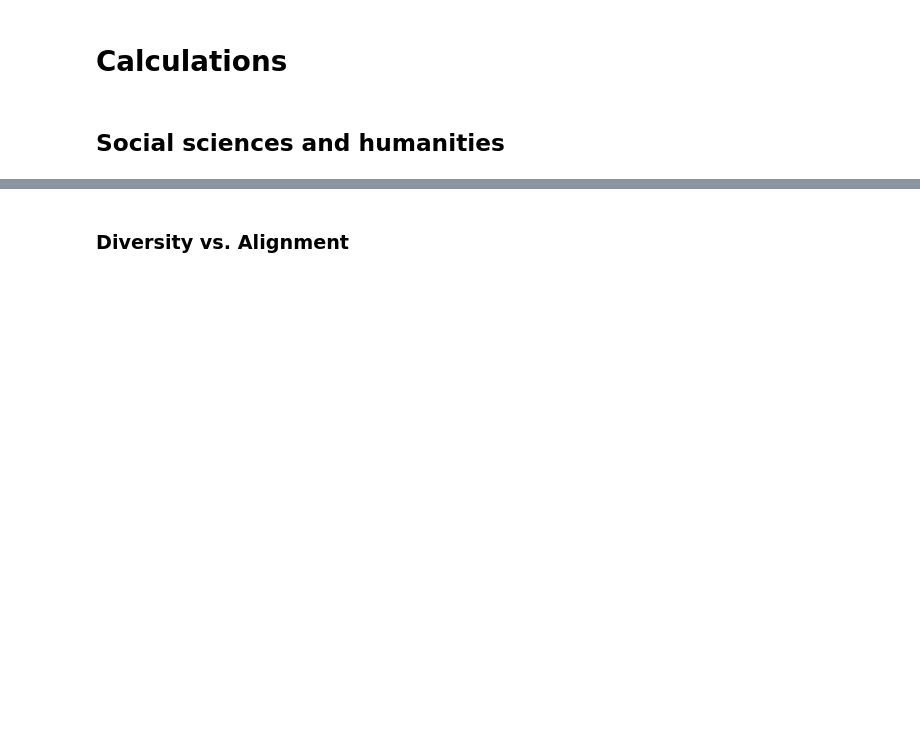
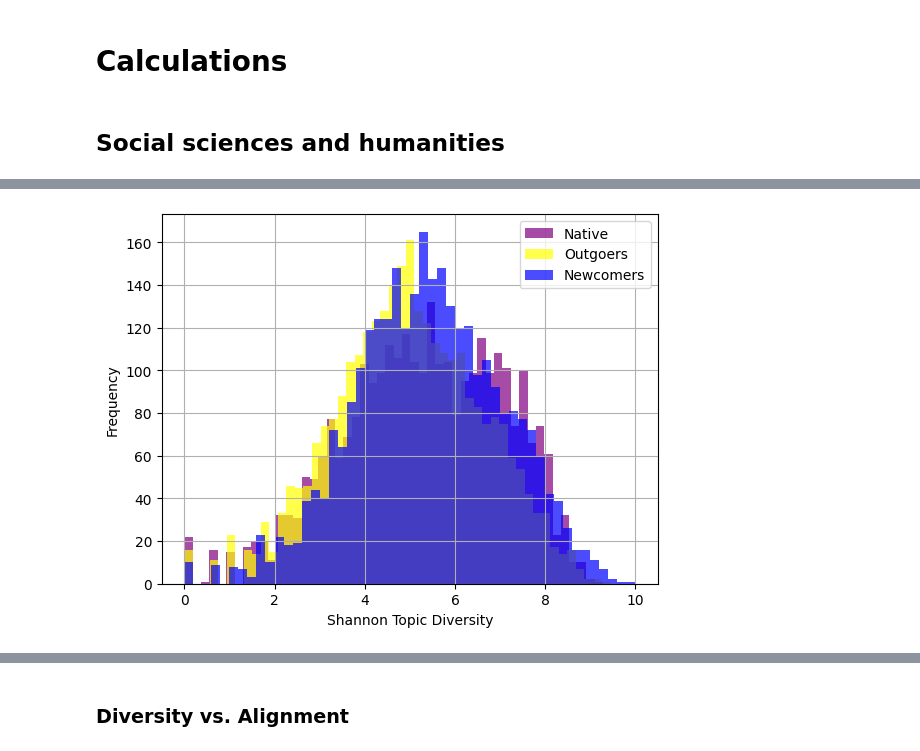
Before and after one commit to MarciaFG/alignment, a Jupyter notebook: 12172023_Cosine.ipynb, the cells around one changed output, grey strips where cells are left out. Cells and saved outputs as stored; diff of their text form; code cells hidden in the pictures; blank space fills up the shorter version.

```diff
--- a/12172023_Cosine.ipynb
+++ b/12172023_Cosine.ipynb
@@ -463,0 +410,96 @@ plt.show()
+# %%
+import matplotlib.pyplot as plt
+
+# NATIVE | OUTGOERS
+values0 = [item['shannon_nat'] for item in shannon_diversity_nat.values()]
+values1 = [item['shannon_out'] for item in shannon_diversity_out.values()]
+values2 = [item['shannon_new'] for item in shannon_diversity_new.values()]
+
+# Plot histograms with labels
+plt.hist(values0, bins=50, color='purple', alpha=0.7, label='Native')
+plt.hist(values1, bins=50, color='yellow', alpha=0.7, label='Outgoers')
+plt.hist(values2, bins=50, color='blue', alpha=0.7, label='Newcomers')
+plt.legend()
+plt.title('')
+plt.xlabel('Shannon Topic Diversity')
+plt.ylabel('Frequency')
+plt.grid(True)
+plt.show()
+
+# %%%%%%%%%%%%%%%%%%%%%%%%%%% #
+
+# Extracting values from the dictionary
+import matplotlib.pyplot as plt
+
+# NATIVE | OUTGOERS
+values0 = [item['wcs_nat_out'] for item in weighted_cosine_similarities_nat_out.values()]
+values1 = [item['wcs_nat_new'] for item in weighted_cosine_similarities_nat_new.values()]
+
+plt.hist(values0, bins=50, color='purple', alpha=0.7, label='Native vs Outgoers')
+plt.hist(values1, bins=50, color='yellow', alpha=0.7, label='Native vs Newcomers')
+plt.legend()
+plt.title('Distribution of Weighted Cosine Similarities')
+plt.xlabel('Weighted Cosine Similarity')
+plt.ylabel('Frequency')
+plt.grid(True)
+plt.show()
+
+
+# %%%%%%%%%%%%%%%%%%%%%%%%%%% #
+
+import matplotlib.pyplot as plt
+import seaborn as sns
+
+common_institutions0 = set(shannon_diversity_new.keys()).intersection(set(weighted_cosine_similarities_nat_out.keys()))
+common_institutions1 = set(shannon_diversity_nat.keys()).intersection(set(weighted_cosine_similarities_nat_new.keys()))
+
+nte_values0 = [shannon_diversity_new[inst]['shannon_new'] for inst in common_institutions0]
+wcs_values0 = [weighted_cosine_similarities_nat_out[inst]['wcs_nat_out'] for inst in common_institutions0]
+
+nte_values1 = [shannon_diversity_nat[inst]['shannon_nat'] for inst in common_institutions1]
+wcs_values1 = [weighted_cosine_similarities_nat_new[inst]['wcs_nat_new'] for inst in common_institutions1]
+
+plt.figure(figsize=(10, 6))
+sns.regplot(x=nte_values0, y=wcs_values0, label='Shannon Topic Diversity Newcomers')
+sns.regplot(x=nte_values1, y=wcs_values1, label='Shannon Topic Diversity Natives')
+plt.legend()
+plt.xlabel('Shannon Topic Entropy (STE)')
+plt.ylabel('Weighted Cosine Similarity (WCS)')
+plt.title('Relationship between Topic Diversity and Similarity in Focus')
+plt.show()
+
+# %%%%%%%%%%%%%%%%%%%%%%%%%%% #
+
+import numpy as np
+import matplotlib.pyplot as plt
+import seaborn as sns
+
+# Define the threshold value for Shannon Topic Entropy (STE)
+ste_threshold = 5
+
+high_wcs_list = []
+low_wcs_list = []
+
+
+for i, inst in enumerate(common_institutions0):
+    if i < len(nte_values0):
+        ste_value = nte_values0[i]
+        wcs_value = wcs_values0[i]
+
+        # Check if STE is above 5
+        if ste_value > ste_threshold:
+            high_wcs_list.append(wcs_value)
+        # Check if STE is below 5
+        else:
+            low_wcs_list.append(wcs_value)
+
+plt.figure(figsize=(10, 6))
+sns.histplot(high_wcs_list, color="blue", label="STE Above 5", kde=True)
+sns.histplot(low_wcs_list, color="red", label="STE Below 5", kde=True)
+plt.xlabel('Weighted Cosine Similarity (WCS)')
+plt.ylabel('Frequency')
+plt.title('Distribution of WCS for STE Above and Below 5')
+plt.legend()
+plt.show()
+# %% [output]
+[figure, added]
```
Also changed, not shown: parts of 6 cells of this notebook.
